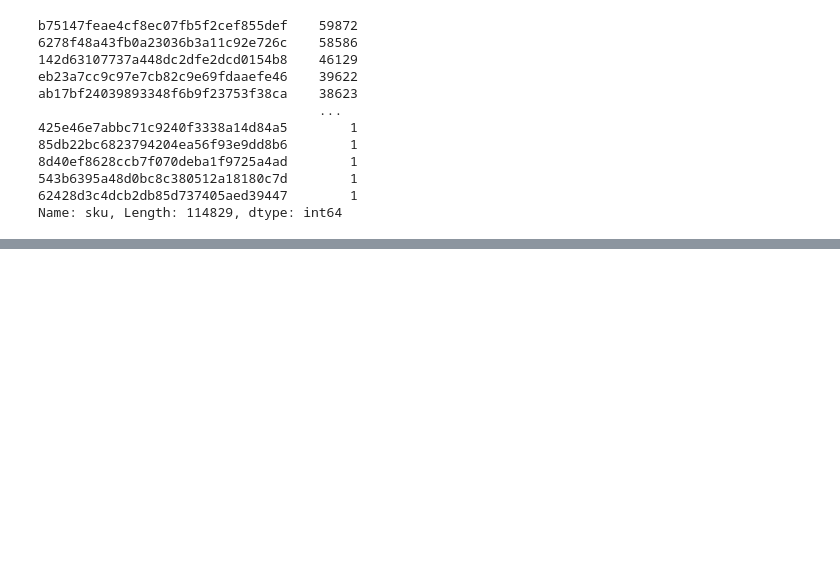
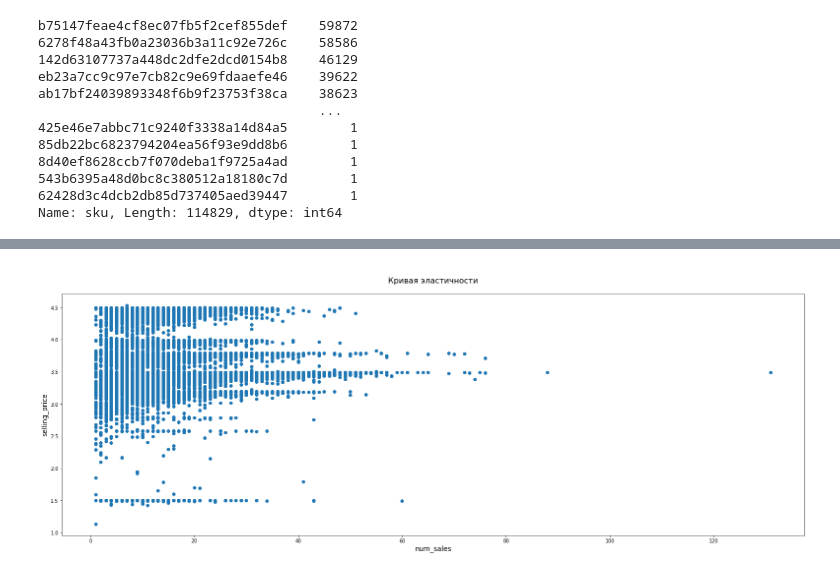
Before and after one commit to nigani/cr-lenta, a Jupyter notebook: dst-off_cr-lenta.ipynb, the cells around one changed output, grey strips where cells are left out. Saved outputs shown, nothing was run; the diff lists cells and outputs as text; code cells hidden in the pictures; blank space fills up the shorter version.

```diff
--- a/dst-off_cr-lenta.ipynb
+++ b/dst-off_cr-lenta.ipynb
@@ -306 +484,15 @@ df[df.sku=='b75147feae4cf8ec07fb5f2cef855def']
 59872 rows × 8 columns
+# %%
+df['date'] = pd.to_datetime(df['day'].astype(str), format='%Y%m%d')
+# %%
+x = df[df.sku=='b75147feae4cf8ec07fb5f2cef855def'].num_sales
+y = df[df.sku=='b75147feae4cf8ec07fb5f2cef855def'].selling_price_sku
+
+plt.figure(figsize=(27, 9))
+plt.title('\nКривая эластичности\n', fontdict={'fontsize': 16})
+plt.xlabel('num_sales', fontdict={'fontsize': 14})
+plt.ylabel('selling_price', fontdict={'fontsize': 14})
+plt.scatter(x, y)
+plt.show()
+# %% [output]
+[figure, added]
```
Also changed, not shown: parts of 35 cells of this notebook.
